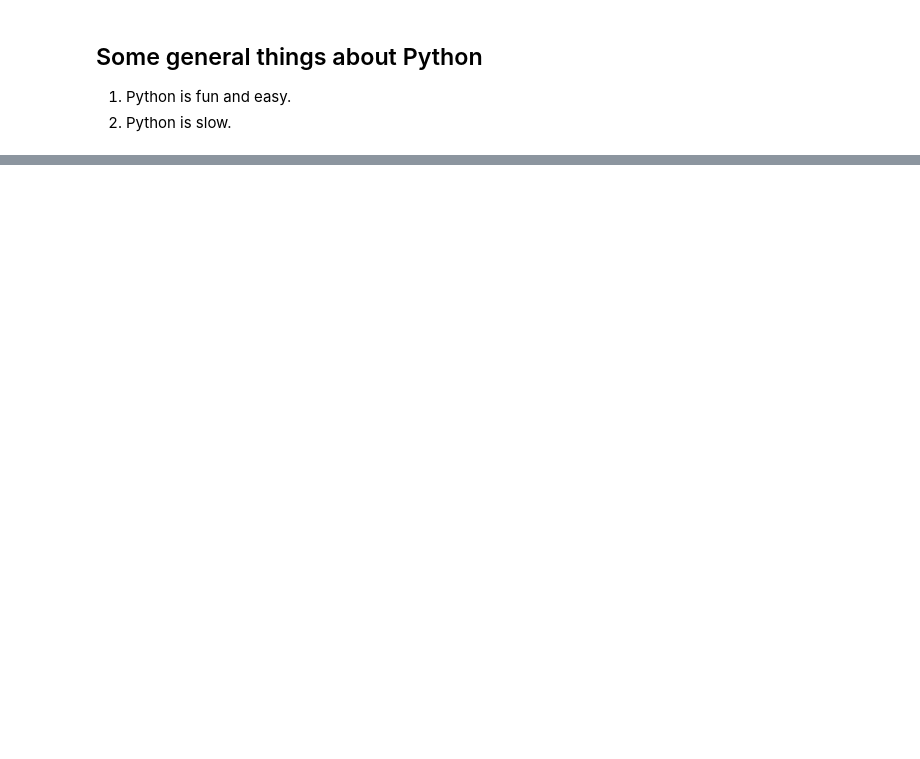
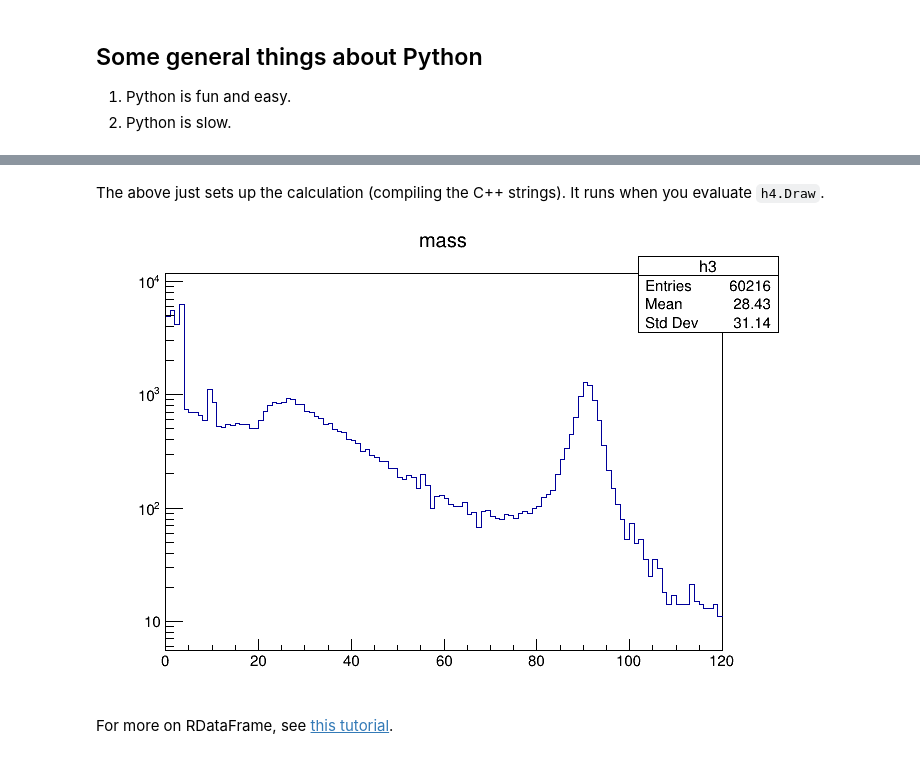
Before and after one commit to jpivarski-talks/2021-06-14-uproot-awkward-columnar-hats, a Jupyter notebook: 1-uproot.ipynb, the cells around one changed output, grey strips where cells are left out. Cells and saved outputs as stored; diff of their text form; code cells hidden in the pictures; blank space fills up the shorter version.

```diff
--- a/1-uproot.ipynb
+++ b/1-uproot.ipynb
@@ -40,0 +184,31 @@ You use Python about equally with C++, and primarily for analysis (not just mach
+# %%
+df = ROOT.RDataFrame("Events", "root://eospublic.cern.ch//eos/opendata/cms/derived-data/AOD2NanoAODOutreachTool/Run2012BC_DoubleMuParked_Muons.root")
+
+# Each node is connected to the previous, in a chain (which can split and recombine).
+df_limit = df.Range(100000)
+df_2mu = df_limit.Filter("nMuon >= 2")
+df_os = df_2mu.Filter("Muon_charge[0] != Muon_charge[1]")
+
+# This node is a big C++ block.
+df_mass = df_os.Define("Dimuon_mass", '''
+float mu1_pt = Muon_pt[0];
+float mu2_pt = Muon_pt[1];
+float mu1_eta = Muon_eta[0];
+float mu2_eta = Muon_eta[1];
+float mu1_phi = Muon_phi[0];
+float mu2_phi = Muon_phi[1];
+return sqrt(2*mu1_pt*mu2_pt*(cosh(mu1_eta - mu2_eta) - cos(mu1_phi - mu2_phi)));
+''')
+
+# This one is an endpoint (action).
+h4 = df_mass.Histo1D(("h3", "mass", 120, 0, 120), "Dimuon_mass")
+# %% [markdown]
+The above just sets up the calculation (compiling the C++ strings). It runs when you evaluate `h4.Draw`.
+# %%
+h4.Draw()   # <--- This is the line that computes everything.
+c1.SetLogy()
+c1.Draw()
+# %% [output]
+[figure, added]
+# %% [markdown]
+For more on RDataFrame, see [this tutorial](https://cms-opendata-workshop.github.io/workshop-lesson-root/05-rdataframe/index.html).
```
Also changed, not shown: parts of 25 cells of this notebook, 1 other file.
